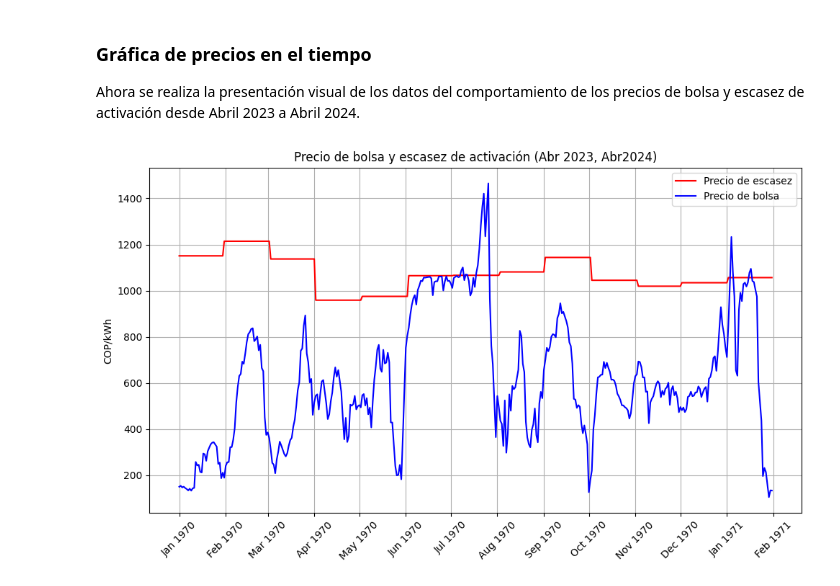
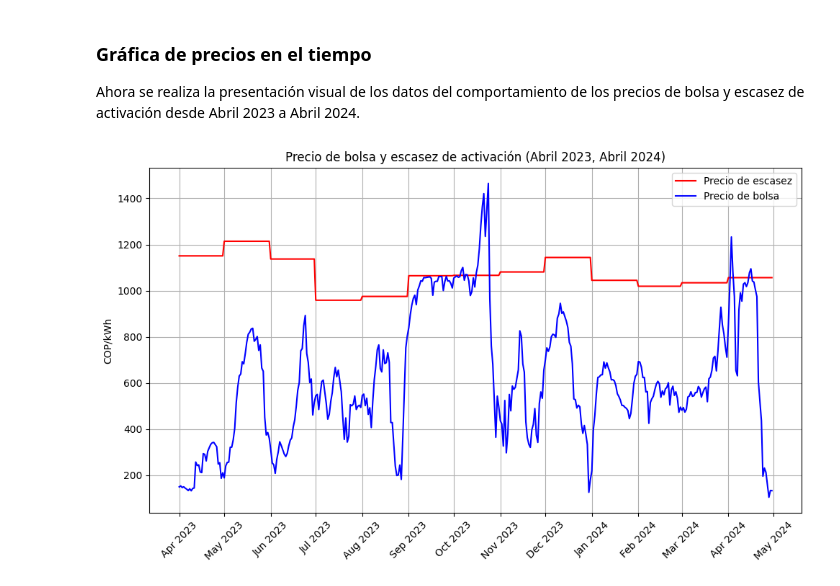
Before and after one commit to XM-SA-ESP/GEDeN-SIMEM-Tools, a Jupyter notebook: examples/data_visualization_using_pydatasimem.ipynb, the cells around one changed output. Drawn from its saved outputs; the diff is of its cells as text; code cells hidden in the pictures.

Commit message:
Feat - Mejora ejemplo visualizacion, correccion de detalles en grafico. Mejora de ejemplo extraccion, manipulacion de dataset y grafico agregado

```diff
--- a/examples/data_visualization_using_pydatasimem.ipynb
+++ b/examples/data_visualization_using_pydatasimem.ipynb
@@ -103,6 +113,7 @@ dtype('float64')
 precios = pd.merge(p_bolsa_df_filtrado, p_escasez_df_filtrado, on=['Year','Month'])
 precios.rename(columns={'Fecha_x' : 'Fecha'}, inplace=True)
 precios = precios[['Fecha', 'PrecioBolsa', 'PrecioEscasez']]
+precios['Fecha'] = pd.to_datetime(precios['Fecha'], format='%Y-%m-%d')
 precios
 # %% [output]
 |  | Fecha | PrecioBolsa | PrecioEscasez |
@@ -124,31 +135,31 @@ Ahora se realiza la presentación visual de los datos del comportamiento de los
 # %%
 x_axis = 'Fecha'
 y_axis_pb = 'PrecioBolsa'
 y_axis_pe = 'PrecioEscasez'
 
 def graficar_precios() -> None:
 
     plt.figure(figsize=(10, 6))
 
     plt.plot(precios[x_axis], precios[y_axis_pe],
             label='Precio de escasez', color='red')
     plt.plot(precios[x_axis], precios[y_axis_pb],
             label='Precio de bolsa', color='blue')
 
     plt.ylabel('COP/kWh')
-    plt.title('Precio de bolsa y escasez de activación (Abr 2023, Abr2024)')
+    plt.title('Precio de bolsa y escasez de activación (Abril 2023, Abril 2024)')
     plt.legend()
     plt.grid(True)
 
     plt.gca().xaxis.set_major_formatter(mpl_dates.DateFormatter('%b %Y'))
     plt.gca().xaxis.set_major_locator(mpl_dates.MonthLocator())
 
     plt.xticks(rotation=45)
 
     plt.tight_layout()
     plt.show()
     return None
 
 graficar_precios()
 # %% [output]
-[figure, old version]
+[figure, new version]
```
Also changed, not shown: parts of 2 cells of this notebook, 1 other file.
